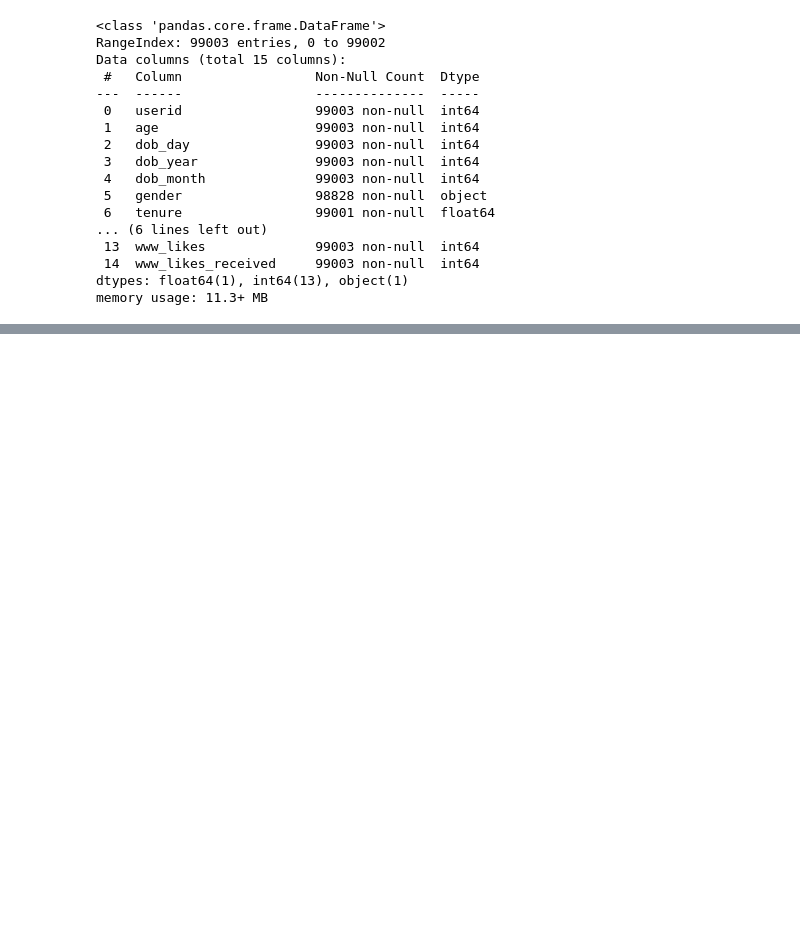
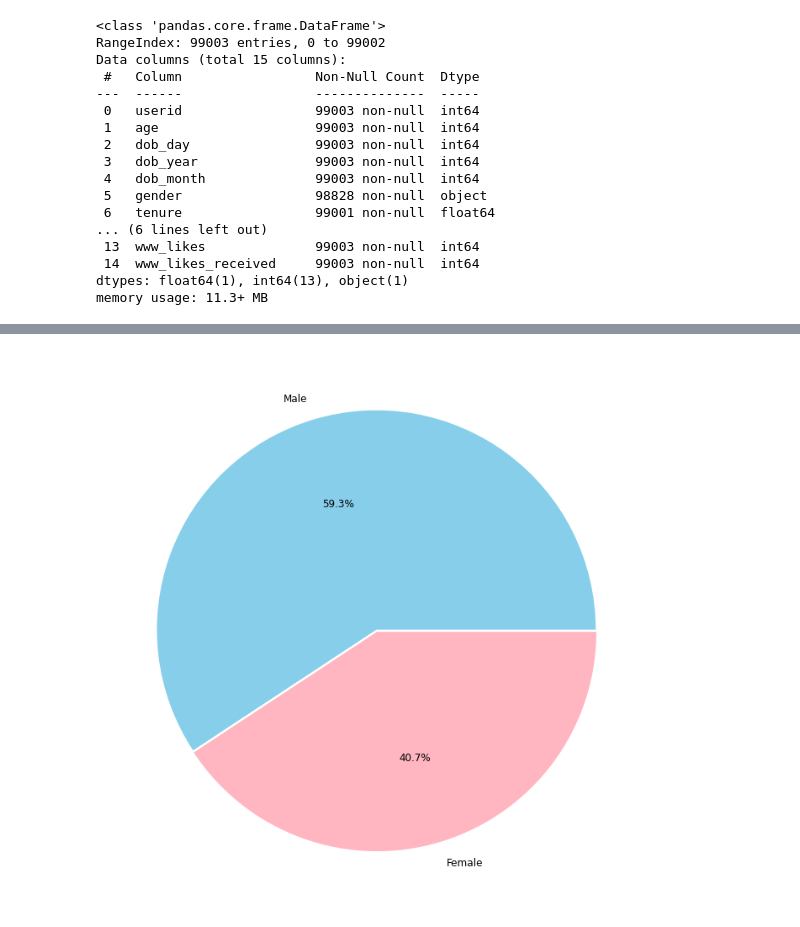
Before and after one commit to rbhattar07/Facebook_User, a Jupyter notebook: EDA.ipynb, the cells around one changed output, grey strips where cells are left out. Drawn from its saved outputs; the diff is of its cells as text; code cells hidden in the pictures; blank space fills up the shorter version.

```diff
--- a/EDA.ipynb
+++ b/EDA.ipynb
@@ -169,3 +169,13 @@ df.describe()
 | 50% | 1.596148e+06 | 28.000000 | 14.000000 | 1985.000000 | 6.000000 | 412.000000 | 82.000000 | 46.000000 | 11.000000 | ... |
 | 75% | 1.895744e+06 | 50.000000 | 22.000000 | 1993.000000 | 9.000000 | 675.000000 | 206.000000 | 117.000000 | 81.000000 | ... |
 | max | 2.193542e+06 | 113.000000 | 31.000000 | 2000.000000 | 12.000000 | 3139.000000 | 4923.000000 | 4144.000000 | 25111.000000 | ... |
+# %%
+plt.pie(
+    df['gender'].value_counts(),
+    colors=['skyblue', 'lightpink'],
+    labels=['Male', 'Female'],
+    autopct='%1.1f%%',
+    explode=[0,0.01]
+);
+# %% [output]
+[figure, added]
```
Also changed, not shown: parts of 1 cell of this notebook.
